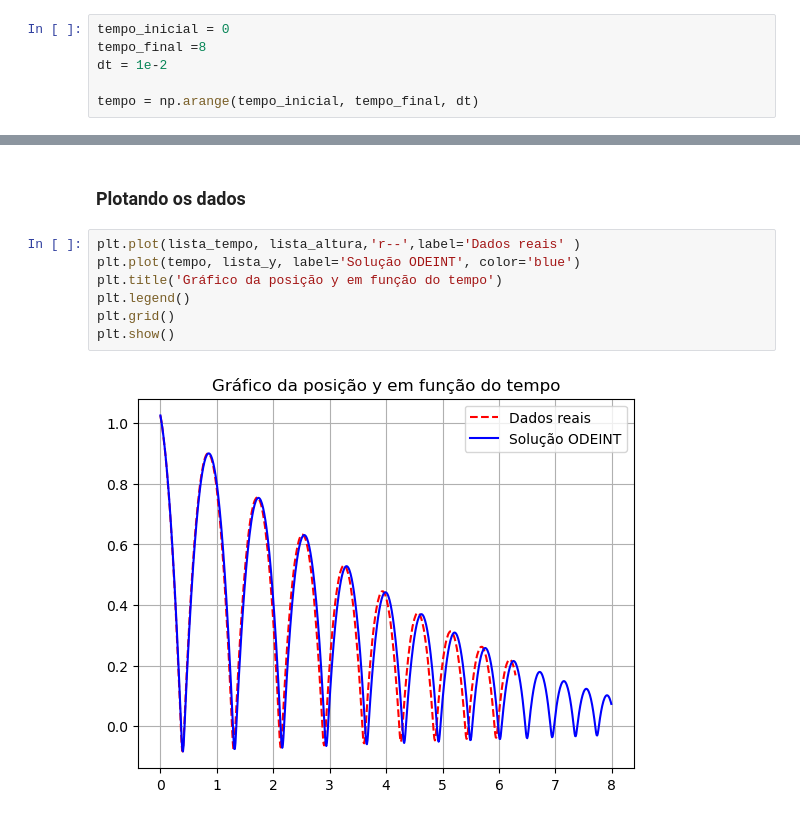
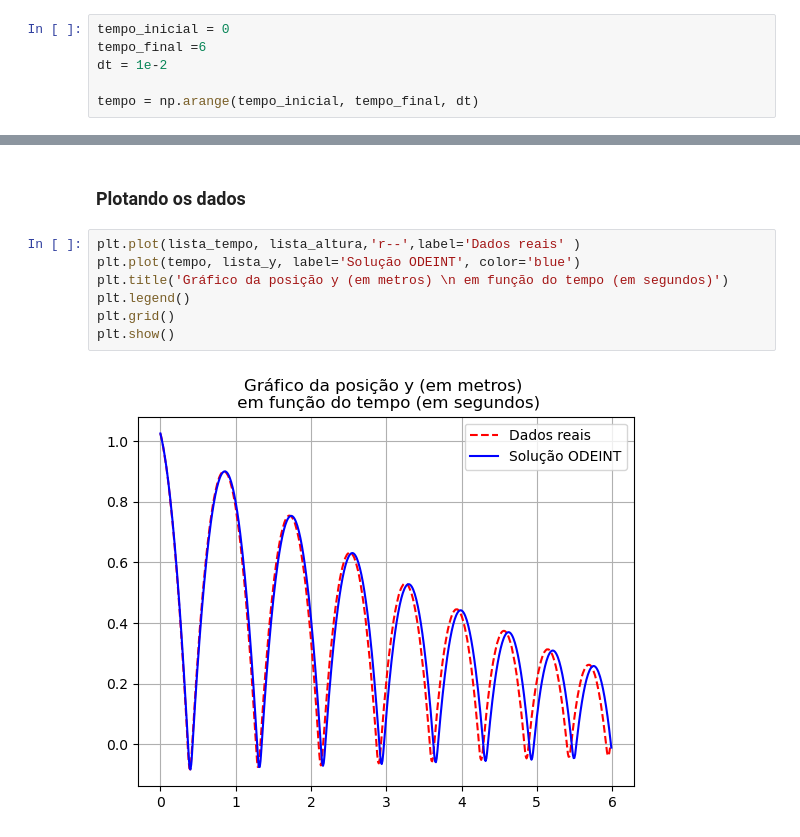
Before and after one commit to enzojunq/Modelagem-Cama-Elastica, a Jupyter notebook: P3.ipynb, the cells around one changed output, grey strips where cells are left out. Cells and saved outputs as stored; diff of their text form.

```diff
--- a/P3.ipynb
+++ b/P3.ipynb
@@ -29,7 +29,7 @@ condicoes_iniciais = [y_0, Vy_0]
 ### Lista de tempo
 # %%
 tempo_inicial = 0
-tempo_final =8
+tempo_final =6
 dt = 1e-2
 
 tempo = np.arange(tempo_inicial, tempo_final, dt)
@@ -109,12 +109,12 @@ for i in range(len(solucao)):
 # %%
 plt.plot(lista_tempo, lista_altura,'r--',label='Dados reais' )
 plt.plot(tempo, lista_y, label='Solução ODEINT', color='blue')
-plt.title('Gráfico da posição y em função do tempo')
+plt.title('Gráfico da posição y (em metros) \n em função do tempo (em segundos)')
 plt.legend()
 plt.grid()
 plt.show()
 # %% [output]
-[figure, old version]
+[figure, new version]
 # %%
 lista_massa = np.arange(1,10,1)
 lista_tempo = np.arange(0,25,1e-2)
```
Also changed, not shown: parts of 2 cells of this notebook, 5 other files.
